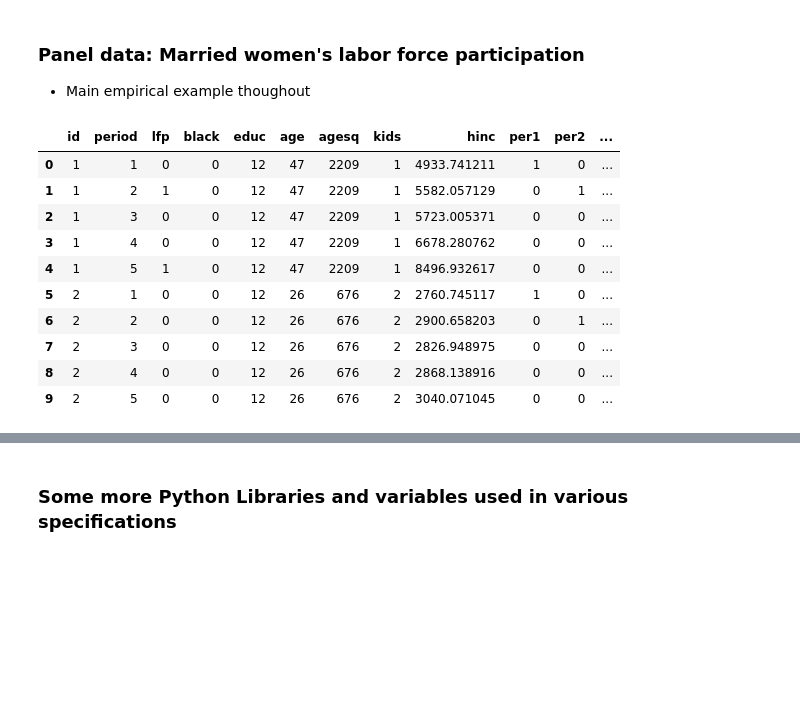
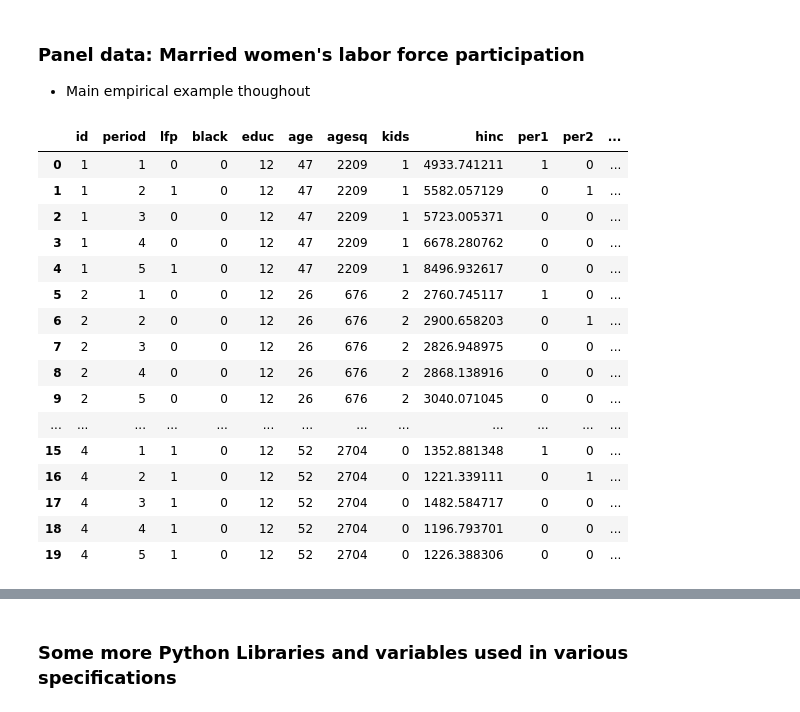
Before and after one commit to bschjerning/EconometricsB, a Jupyter notebook: lectures/12_binary_response_panel/binary_choice_panel.ipynb, the cells around one changed output, grey strips where cells are left out. Saved outputs shown, nothing was run; the diff lists cells and outputs as text; code cells hidden in the pictures; blank space fills up the shorter version.

```diff
--- a/lectures/12_binary_response_panel/binary_choice_panel.ipynb
+++ b/lectures/12_binary_response_panel/binary_choice_panel.ipynb
@@ -29,22 +37,28 @@ As usual, we assume random sampling over $i$ (but not over $t)$
 # %%
 %reset -f
 %load_ext autoreload
 %autoreload 2
 import pandas as pd
 import numpy as np
 df = pd.read_stata('lfp.dta')
 Nobs=df['id'].count()
 df['const']=np.ones((Nobs,1))
-df.head(10)
+df.head(20)
 # %% [output]
 |  | id | period | lfp | black | educ | age | agesq | kids | hinc | per1 | per2 | ... |
 | 0 | 1 | 1 | 0 | 0 | 12 | 47 | 2209 | 1 | 4933.741211 | 1 | 0 | ... |
 | 1 | 1 | 2 | 1 | 0 | 12 | 47 | 2209 | 1 | 5582.057129 | 0 | 1 | ... |
 | 2 | 1 | 3 | 0 | 0 | 12 | 47 | 2209 | 1 | 5723.005371 | 0 | 0 | ... |
 | 3 | 1 | 4 | 0 | 0 | 12 | 47 | 2209 | 1 | 6678.280762 | 0 | 0 | ... |
 | 4 | 1 | 5 | 1 | 0 | 12 | 47 | 2209 | 1 | 8496.932617 | 0 | 0 | ... |
 | 5 | 2 | 1 | 0 | 0 | 12 | 26 | 676 | 2 | 2760.745117 | 1 | 0 | ... |
 | 6 | 2 | 2 | 0 | 0 | 12 | 26 | 676 | 2 | 2900.658203 | 0 | 1 | ... |
 | 7 | 2 | 3 | 0 | 0 | 12 | 26 | 676 | 2 | 2826.948975 | 0 | 0 | ... |
 | 8 | 2 | 4 | 0 | 0 | 12 | 26 | 676 | 2 | 2868.138916 | 0 | 0 | ... |
 | 9 | 2 | 5 | 0 | 0 | 12 | 26 | 676 | 2 | 3040.071045 | 0 | 0 | ... |
+| ... | ... | ... | ... | ... | ... | ... | ... | ... | ... | ... | ... | ... |
+| 15 | 4 | 1 | 1 | 0 | 12 | 52 | 2704 | 0 | 1352.881348 | 1 | 0 | ... |
+| 16 | 4 | 2 | 1 | 0 | 12 | 52 | 2704 | 0 | 1221.339111 | 0 | 1 | ... |
+| 17 | 4 | 3 | 1 | 0 | 12 | 52 | 2704 | 0 | 1482.584717 | 0 | 0 | ... |
+| 18 | 4 | 4 | 1 | 0 | 12 | 52 | 2704 | 0 | 1196.793701 | 0 | 0 | ... |
+| 19 | 4 | 5 | 1 | 0 | 12 | 52 | 2704 | 0 | 1226.388306 | 0 | 0 | ... |
```
Also changed, not shown: parts of 17 cells of this notebook.
